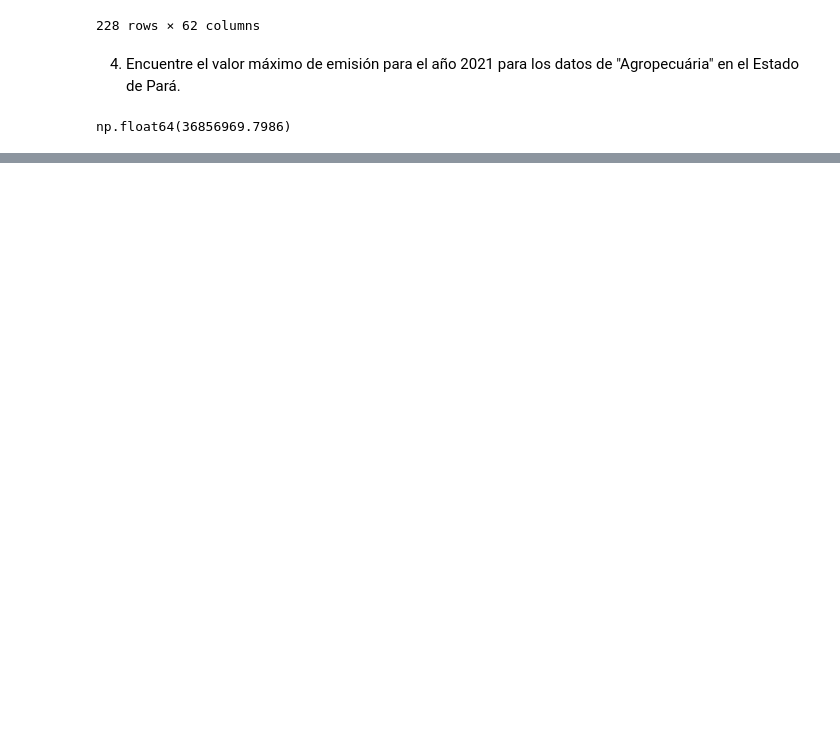
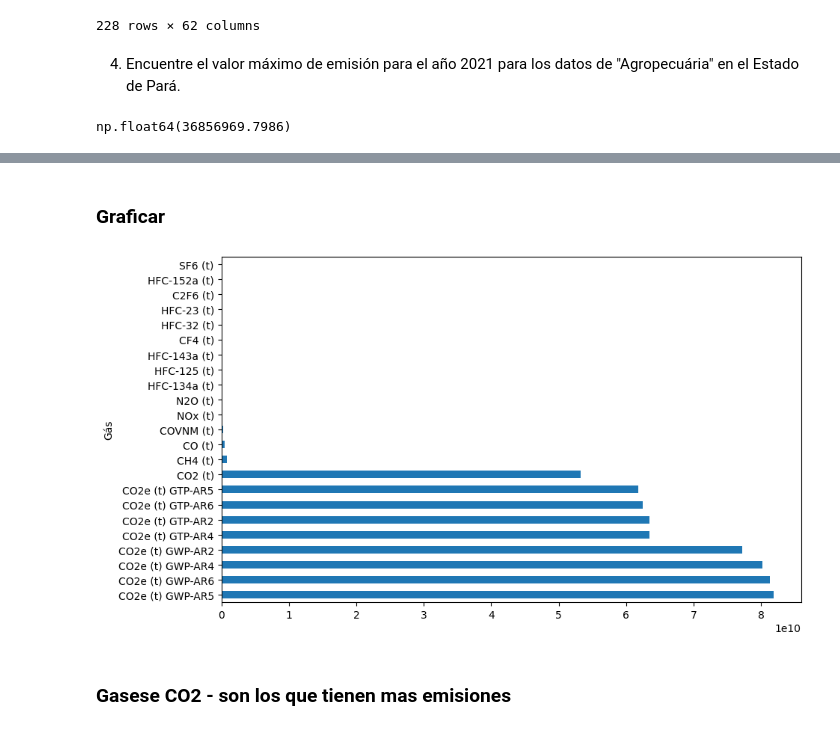
Before and after one commit to LejImkoaj/pandas_seleccionar_agrupar_datos, a Jupyter notebook: seleccion_agrupacion_de_datos.ipynb, the cells around one changed output, grey strips where cells are left out. Saved outputs shown, nothing was run; the diff lists cells and outputs as text; code cells hidden in the pictures; blank space fills up the shorter version.

Commit message:
groupby

```diff
--- a/seleccion_agrupacion_de_datos.ipynb
+++ b/seleccion_agrupacion_de_datos.ipynb
@@ -214,0 +227,3 @@ np.float64(36856969.7986)
+# %%
+df_columnas = list(df.loc[:,'Nível 1 - Setor': 'Produto'].columns)
+df_columnas
@@ -214,0 +250,3 @@ np.float64(36856969.7986)
+# %%
+df_columnas_emision = list(df.loc[:, 1970:2021].columns)
+df_columnas_emision
@@ -214,0 +291,2 @@ np.float64(36856969.7986)
+# %%
+df_emisiones_por_año = df.melt(id_vars=df_columnas, value_vars=df_columnas_emision, var_name='Año', value_name='Emision')
@@ -214,0 +339,3 @@ np.float64(36856969.7986)
+# %%
+df_emisiones_por_gas = df_emisiones_por_año.groupby(['Gás'])['Emision'].sum().sort_values(ascending=False)
+df_emisiones_por_gas
@@ -214,0 +360,8 @@ np.float64(36856969.7986)
+# %% [markdown]
+### Graficar
+# %%
+df_emisiones_por_gas.plot(kind='barh', figsize=(10,6));
+# %% [output]
+[figure, added]
+# %% [markdown]
+### Gasese CO2 - son los que tienen mas emisiones
```
Also changed, not shown: parts of 20 cells of this notebook.
